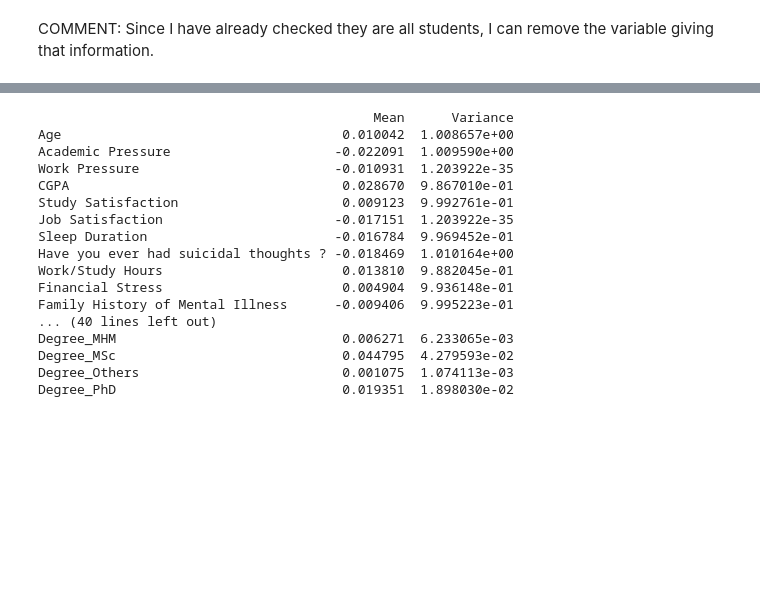
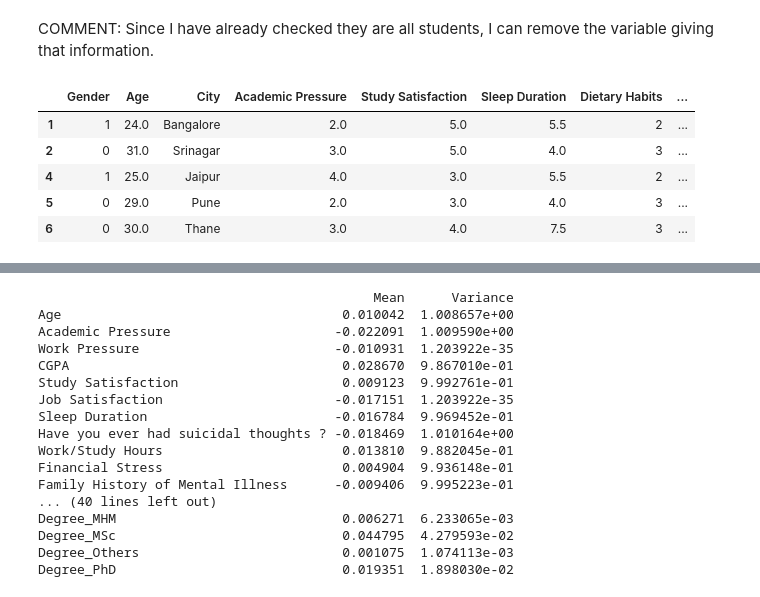
Before and after one commit to NaDub/ML_2024, a Jupyter notebook: Depression_Analysis_V1.ipynb, the cells around one changed output, grey strips where cells are left out. Drawn from its saved outputs; the diff is of its cells as text; code cells hidden in the pictures; blank space fills up the shorter version.

```diff
--- a/Depression_Analysis_V1.ipynb
+++ b/Depression_Analysis_V1.ipynb
@@ -1007,0 +1048,9 @@ COMMENT: Since I have already checked they are all students, I can remove the va
+# %%
+df_resampled.head()
+# %% [output]
+|  | Gender | Age | City | Academic Pressure | Study Satisfaction | Sleep Duration | Dietary Habits | ... |
+| 1 | 1 | 24.0 | Bangalore | 2.0 | 5.0 | 5.5 | 2 | ... |
+| 2 | 0 | 31.0 | Srinagar | 3.0 | 5.0 | 4.0 | 3 | ... |
+| 4 | 1 | 25.0 | Jaipur | 4.0 | 3.0 | 5.5 | 2 | ... |
+| 5 | 0 | 29.0 | Pune | 2.0 | 3.0 | 4.0 | 3 | ... |
+| 6 | 0 | 30.0 | Thane | 3.0 | 4.0 | 7.5 | 3 | ... |
```
Also changed, not shown: parts of 16 cells of this notebook.
